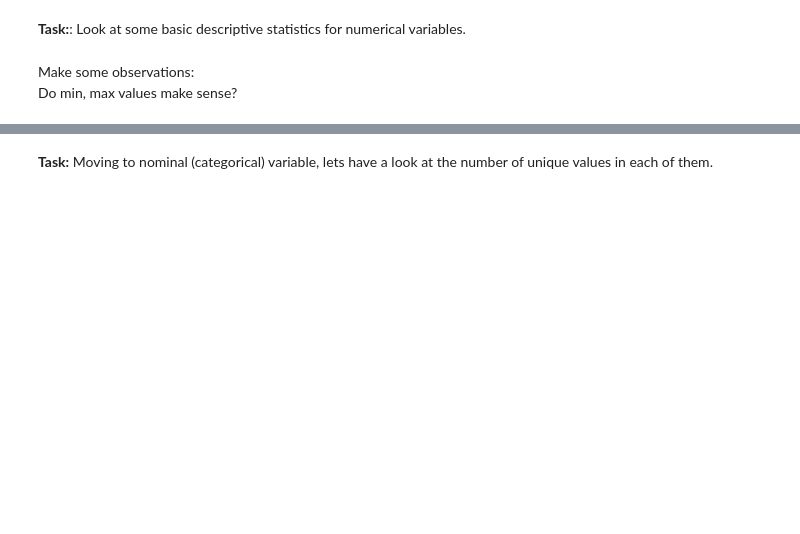
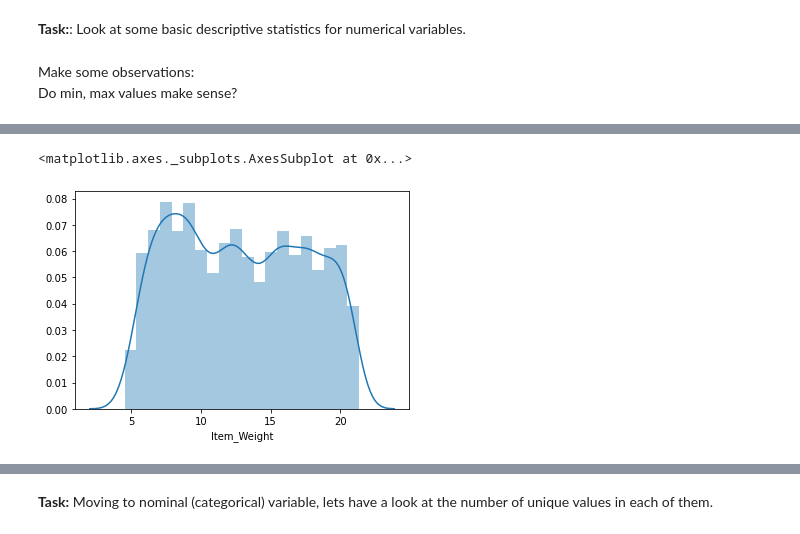
Before and after one commit to ryan-ferns/DS_auticon_week_3, a Jupyter notebook: data_prep_exercise.ipynb, the cells around one changed output, grey strips where cells are left out. Cells and saved outputs as stored; diff of their text form; code cells hidden in the pictures; blank space fills up the shorter version.

```diff
--- a/data_prep_exercise.ipynb
+++ b/data_prep_exercise.ipynb
@@ -76,0 +200,5 @@ Do min, max values make sense?
+# %%
+sns.distplot(data['Item_Weight'])
+# %% [output]
+<matplotlib.axes._subplots.AxesSubplot at 0x...>
+[figure, added]
```
Also changed, not shown: parts of 98 cells of this notebook.
